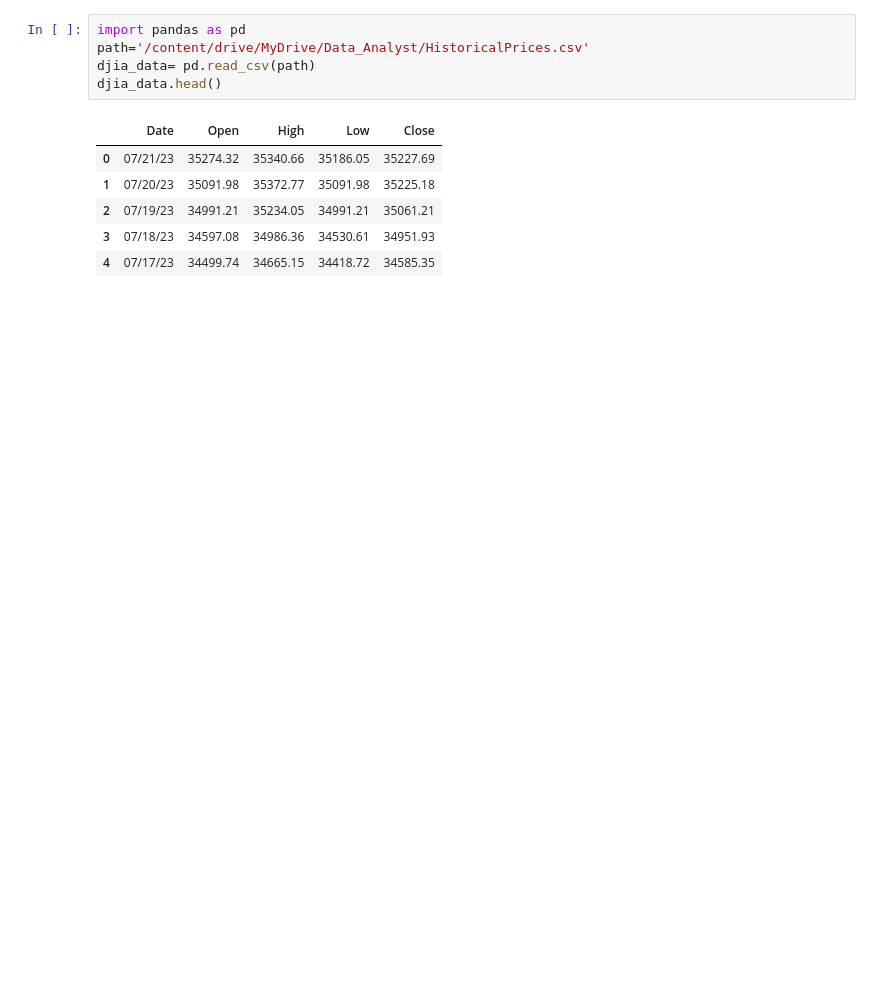
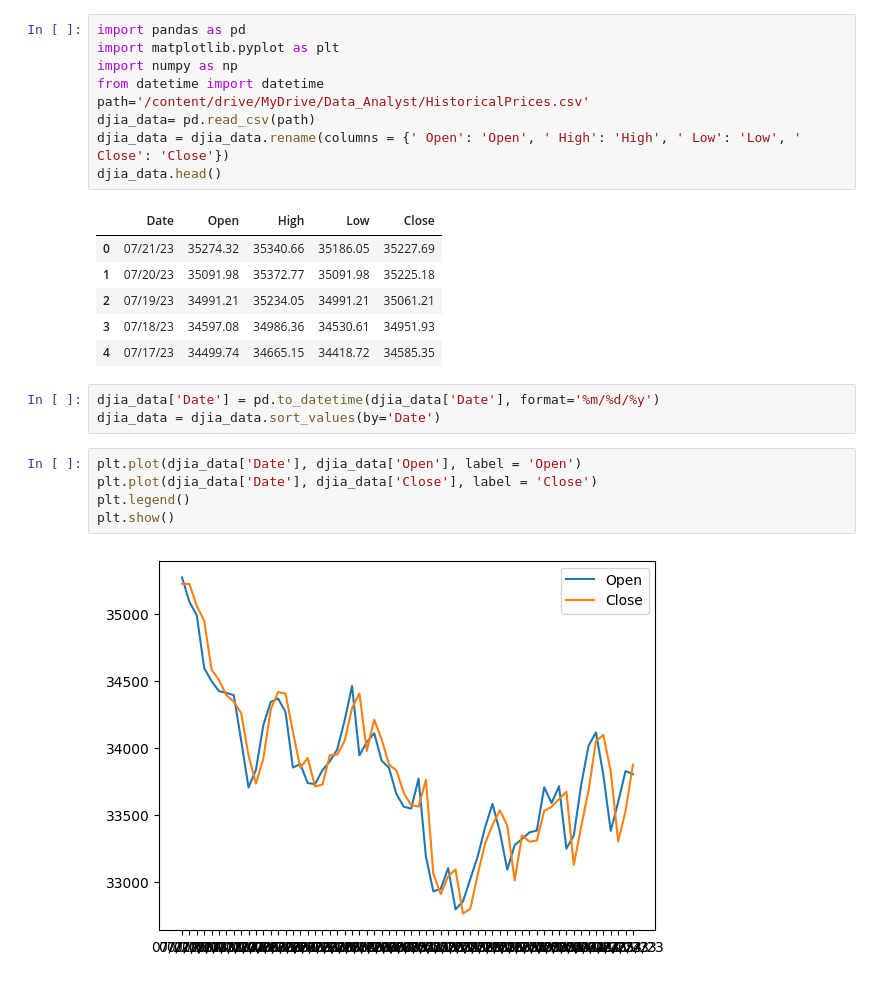
Before and after one commit to NguyenHuynhTu13/Data-Analyst, a Jupyter notebook: Line_plots.ipynb, the cells around one changed output. Saved outputs shown, nothing was run; the diff lists cells and outputs as text; blank space fills up the shorter version.

```diff
--- a/Line_plots.ipynb
+++ b/Line_plots.ipynb
@@ -2,8 +2,12 @@
 <a href="https://colab.research.google.com/github/NguyenHuynhTu13/Data-Analyst/blob/main/Line_plots.ipynb" target="_parent"><img src="https://colab.research.google.com/assets/colab-badge.svg" alt="Open In Colab"/></a>
 # %%
 import pandas as pd
+import matplotlib.pyplot as plt
+import numpy as np
+from datetime import datetime
 path='/content/drive/MyDrive/Data_Analyst/HistoricalPrices.csv'
 djia_data= pd.read_csv(path)
+djia_data = djia_data.rename(columns = {' Open': 'Open', ' High': 'High', ' Low': 'Low', ' Close': 'Close'})
 djia_data.head()
 # %% [output]
 |  | Date | Open | High | Low | Close |
@@ -12,3 +16,13 @@ djia_data.head()
 | 2 | 07/19/23 | 34991.21 | 35234.05 | 34991.21 | 35061.21 |
 | 3 | 07/18/23 | 34597.08 | 34986.36 | 34530.61 | 34951.93 |
 | 4 | 07/17/23 | 34499.74 | 34665.15 | 34418.72 | 34585.35 |
+# %%
+djia_data['Date'] = pd.to_datetime(djia_data['Date'], format='%m/%d/%y')
+djia_data = djia_data.sort_values(by='Date')
+# %%
+plt.plot(djia_data['Date'], djia_data['Open'], label = 'Open')
+plt.plot(djia_data['Date'], djia_data['Close'], label = 'Close')
+plt.legend()
+plt.show()
+# %% [output]
+[figure, added]
```
